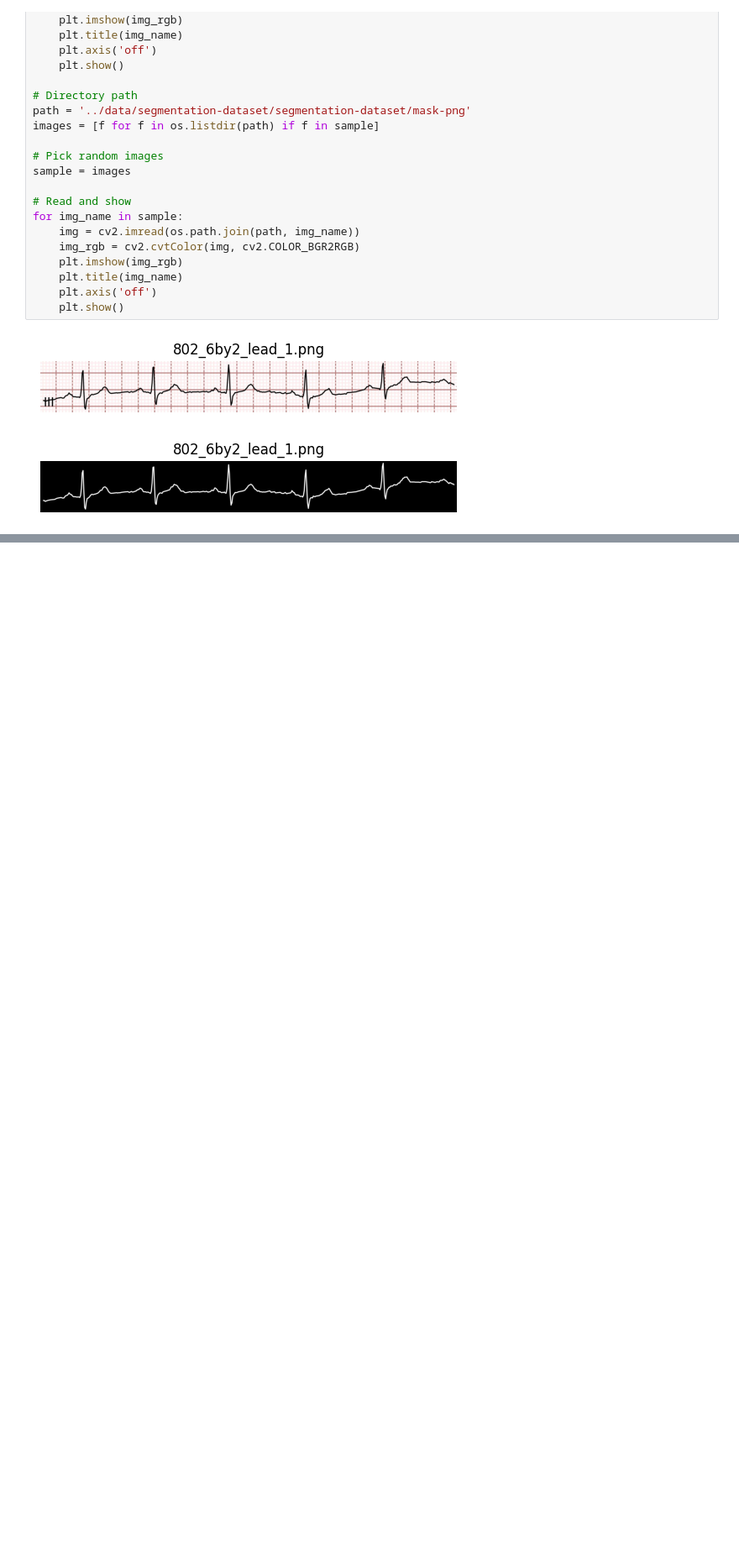
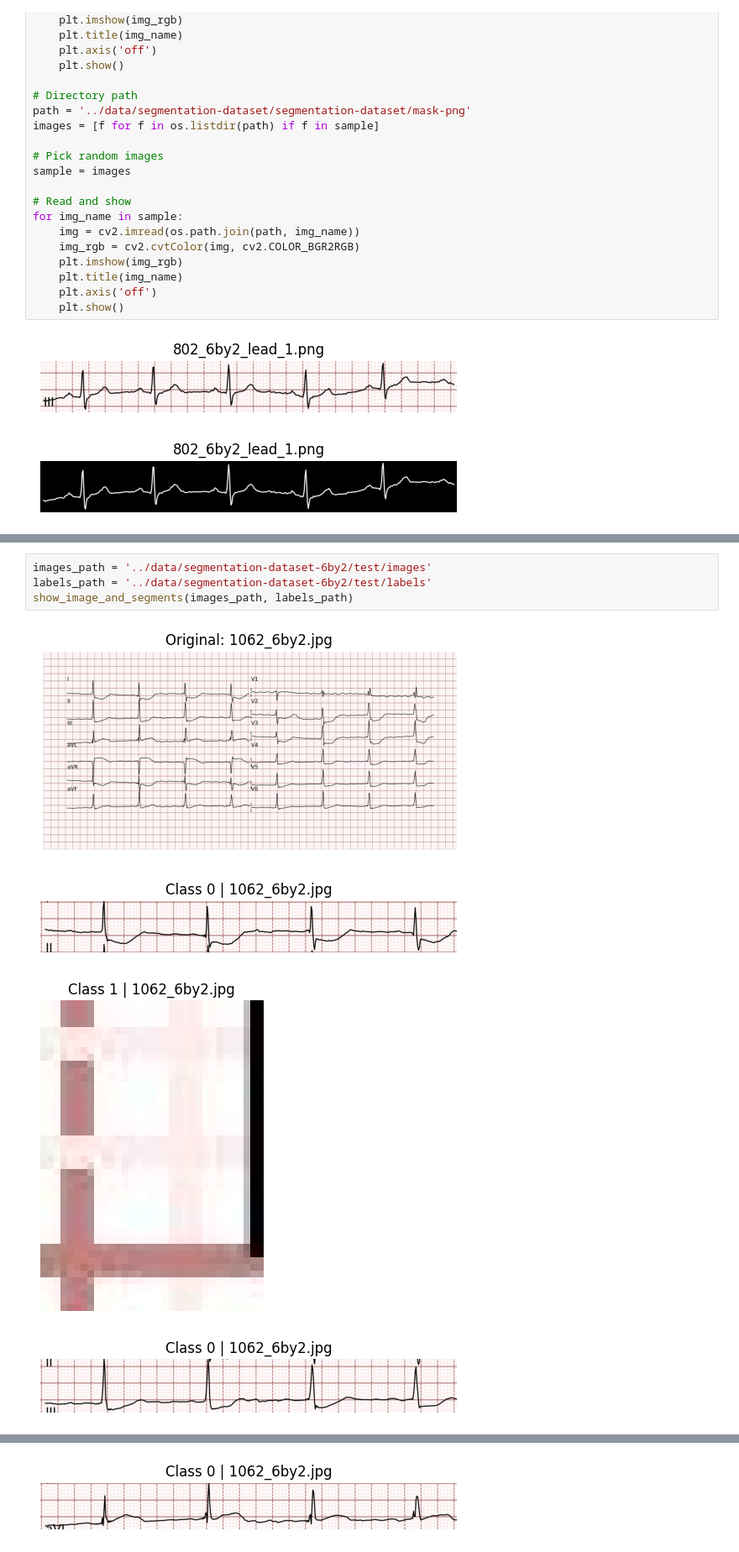
Before and after one commit to abdullah-mansoor3/ecg-digitization, a Jupyter notebook: notebooks/eda.ipynb, the cells around one changed output, grey strips where cells are left out. Shown at 84% size. Cells and saved outputs as stored; diff of their text form; blank space fills up the shorter version.

```diff
--- a/notebooks/eda.ipynb
+++ b/notebooks/eda.ipynb
@@ -77,0 +133,9 @@ for img_name in sample:
+# %%
+images_path = '../data/segmentation-dataset-6by2/test/images'
+labels_path = '../data/segmentation-dataset-6by2/test/labels'
+show_image_and_segments(images_path, labels_path)
+# %% [output]
+[figure, added]
+[figure, added]
+[figure, added]
+[figure, added]
@@ -77,0 +143 @@ for img_name in sample:
+[figure, added]
```
Also changed, not shown: parts of 5 cells of this notebook, 6 other files.
